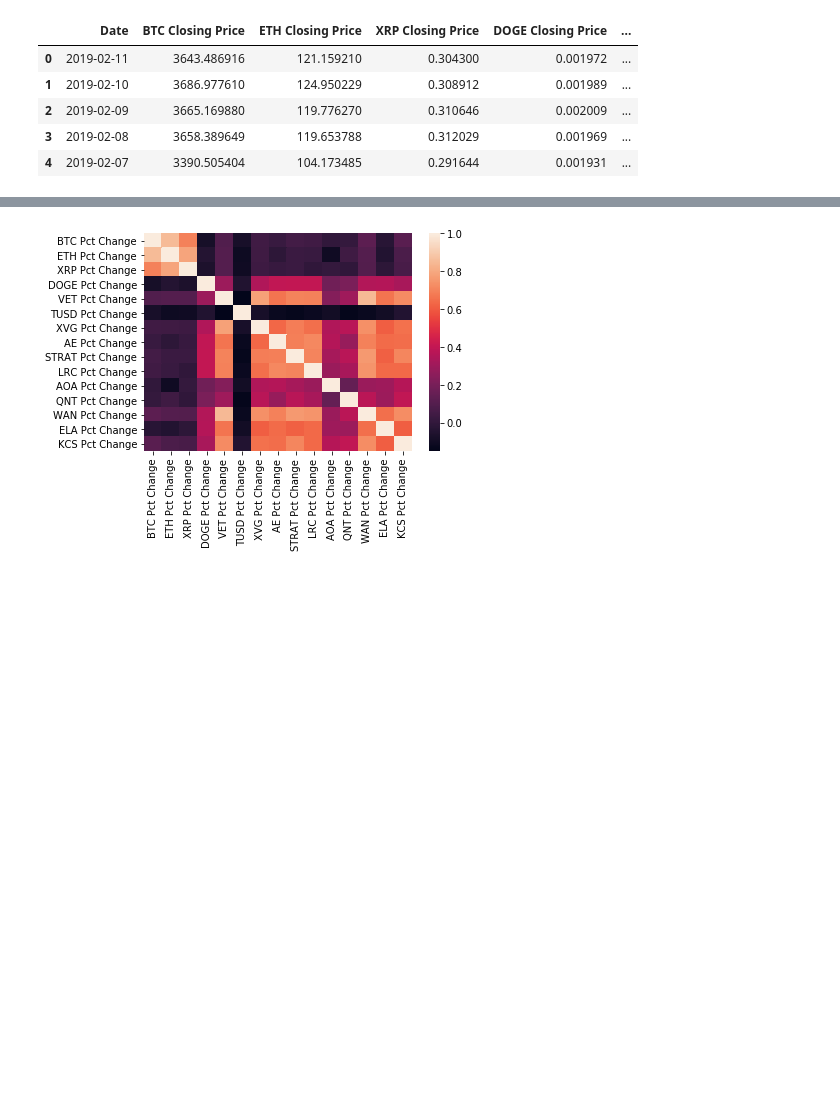
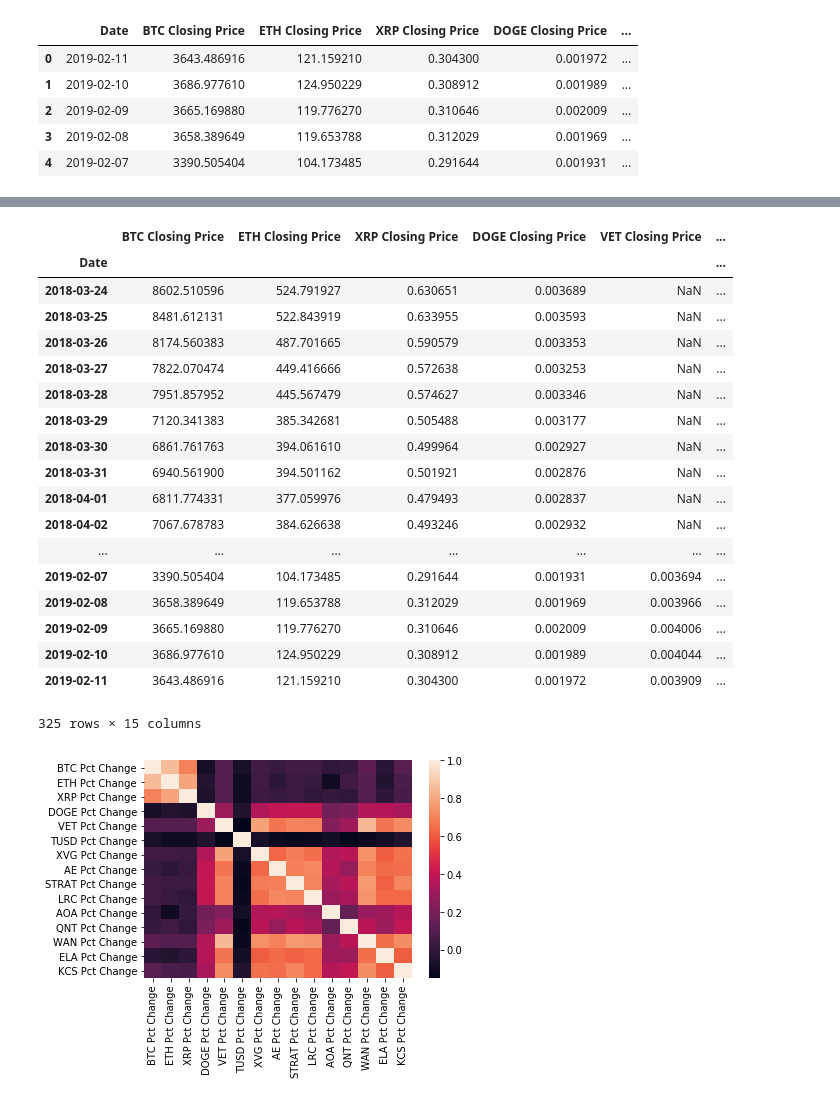
Before and after one commit to kevzha/CryptoAnalysis, a Jupyter notebook: Heatmaps_Graphing-with SciPi.ipynb, the cells around one changed output, grey strips where cells are left out. Saved outputs shown, nothing was run; the diff lists cells and outputs as text; code cells hidden in the pictures; blank space fills up the shorter version.

```diff
--- a/Heatmaps_Graphing-with SciPi.ipynb
+++ b/Heatmaps_Graphing-with SciPi.ipynb
@@ -31,3 +31,5 @@ closing_price.head()
 | 4 | 2019-02-07 | 3390.505404 | 104.173485 | 0.291644 | 0.001931 | ... |
 # %%
 closing_price['Date']= pd.to_datetime(closing_price['Date'])
+# %%
+closing_price.set_index('Date', inplace= True)
@@ -34,2 +46,22 @@ closing_price['Date']= pd.to_datetime(closing_price['Date'])
 # %%
-closing_price = closing_price[::-1]
+closing_price[::-1]
+# %% [output]
+|  | BTC Closing Price | ETH Closing Price | XRP Closing Price | DOGE Closing Price | VET Closing Price | ... |
+| Date |  |  |  |  |  | ... |
+| 2018-03-24 | 8602.510596 | 524.791927 | 0.630651 | 0.003689 | NaN | ... |
+| 2018-03-25 | 8481.612131 | 522.843919 | 0.633955 | 0.003593 | NaN | ... |
+| 2018-03-26 | 8174.560383 | 487.701665 | 0.590579 | 0.003353 | NaN | ... |
+| 2018-03-27 | 7822.070474 | 449.416666 | 0.572638 | 0.003253 | NaN | ... |
+| 2018-03-28 | 7951.857952 | 445.567479 | 0.574627 | 0.003346 | NaN | ... |
+| 2018-03-29 | 7120.341383 | 385.342681 | 0.505488 | 0.003177 | NaN | ... |
+| 2018-03-30 | 6861.761763 | 394.061610 | 0.499964 | 0.002927 | NaN | ... |
+| 2018-03-31 | 6940.561900 | 394.501162 | 0.501921 | 0.002876 | NaN | ... |
+| 2018-04-01 | 6811.774331 | 377.059976 | 0.479493 | 0.002837 | NaN | ... |
+| 2018-04-02 | 7067.678783 | 384.626638 | 0.493246 | 0.002932 | NaN | ... |
+| ... | ... | ... | ... | ... | ... | ... |
+| 2019-02-07 | 3390.505404 | 104.173485 | 0.291644 | 0.001931 | 0.003694 | ... |
+| 2019-02-08 | 3658.389649 | 119.653788 | 0.312029 | 0.001969 | 0.003966 | ... |
+| 2019-02-09 | 3665.169880 | 119.776270 | 0.310646 | 0.002009 | 0.004006 | ... |
+| 2019-02-10 | 3686.977610 | 124.950229 | 0.308912 | 0.001989 | 0.004044 | ... |
+| 2019-02-11 | 3643.486916 | 121.159210 | 0.304300 | 0.001972 | 0.003909 | ... |
+325 rows × 15 columns
```
Also changed, not shown: parts of 2 cells of this notebook.
